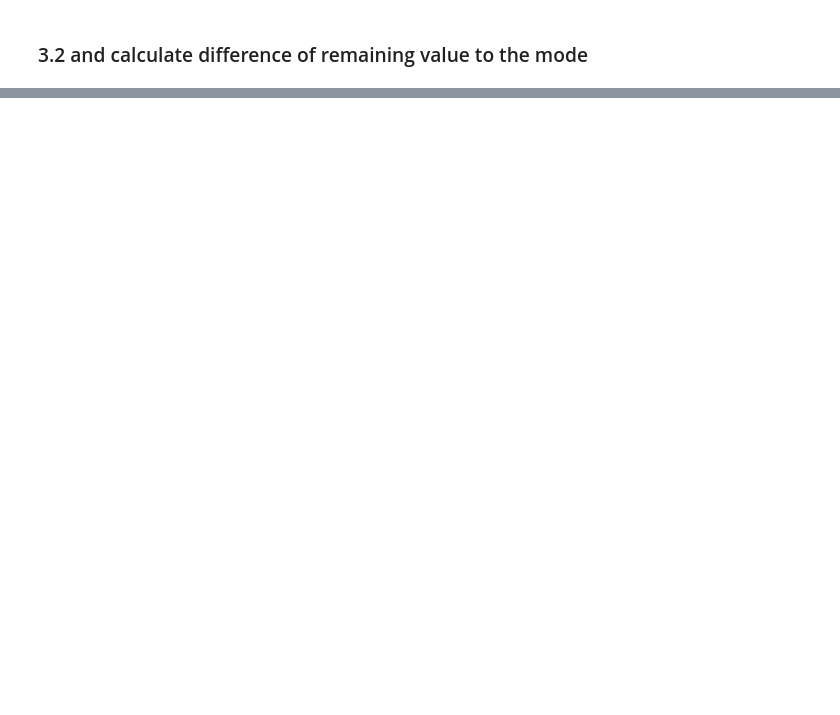
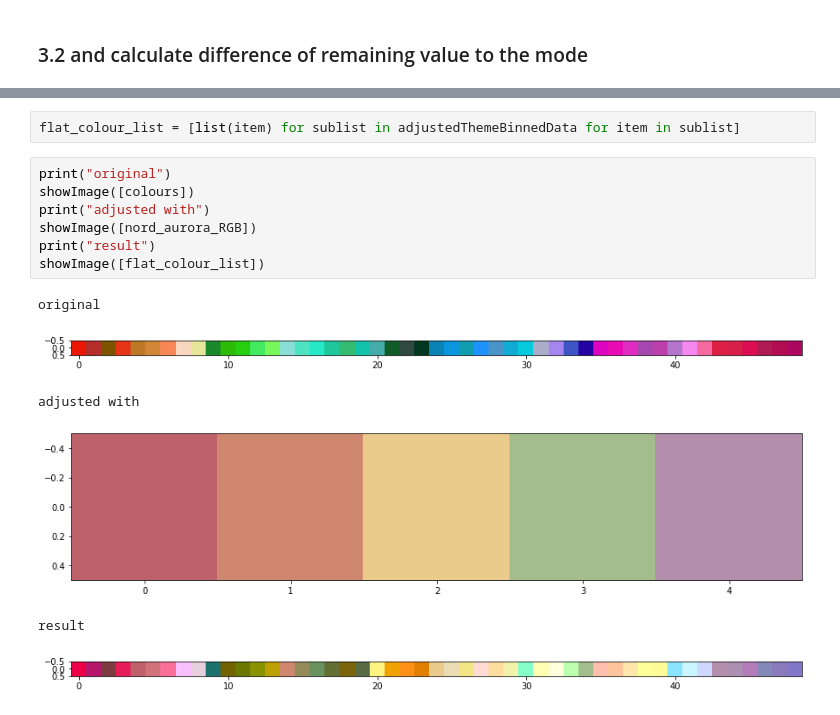
Before and after one commit to jacob-brown/Image-Colour-Themer, a Jupyter notebook: FunctionsConcept.ipynb, the cells around one changed output, grey strips where cells are left out. Saved outputs shown, nothing was run; the diff lists cells and outputs as text; blank space fills up the shorter version.

```diff
--- a/FunctionsConcept.ipynb
+++ b/FunctionsConcept.ipynb
@@ -127,0 +255,16 @@ print(hexModeCount)
+# %%
+flat_colour_list = [list(item) for sublist in adjustedThemeBinnedData for item in sublist]
+# %%
+print("original")
+showImage([colours])
+print("adjusted with")
+showImage([nord_aurora_RGB])
+print("result")
+showImage([flat_colour_list])
+# %% [output]
+original
+[figure, added]
+adjusted with
+[figure, added]
+result
+[figure, added]
```
Also changed, not shown: parts of 13 cells of this notebook.
